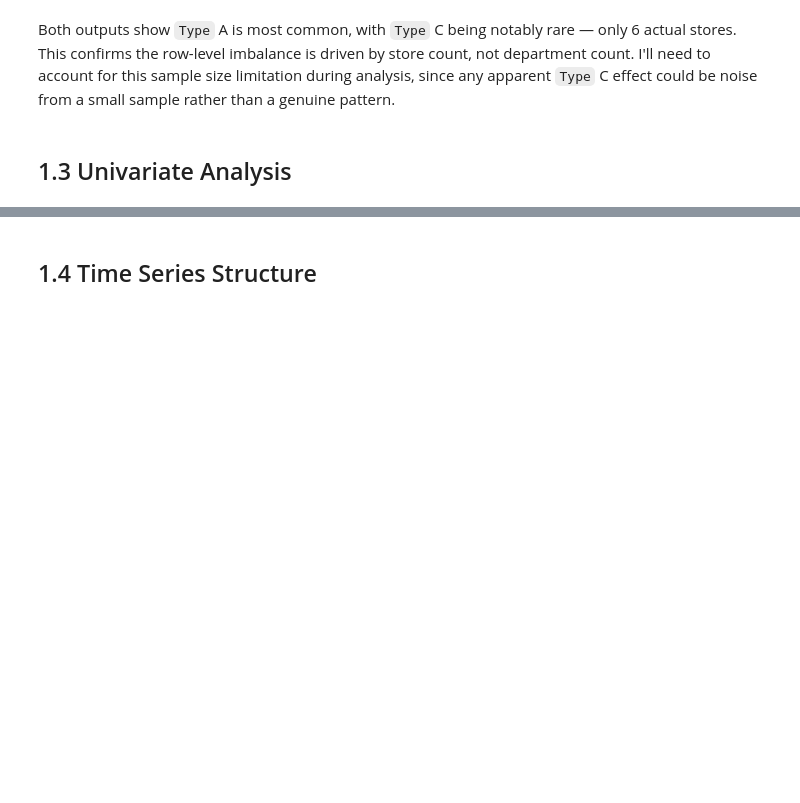
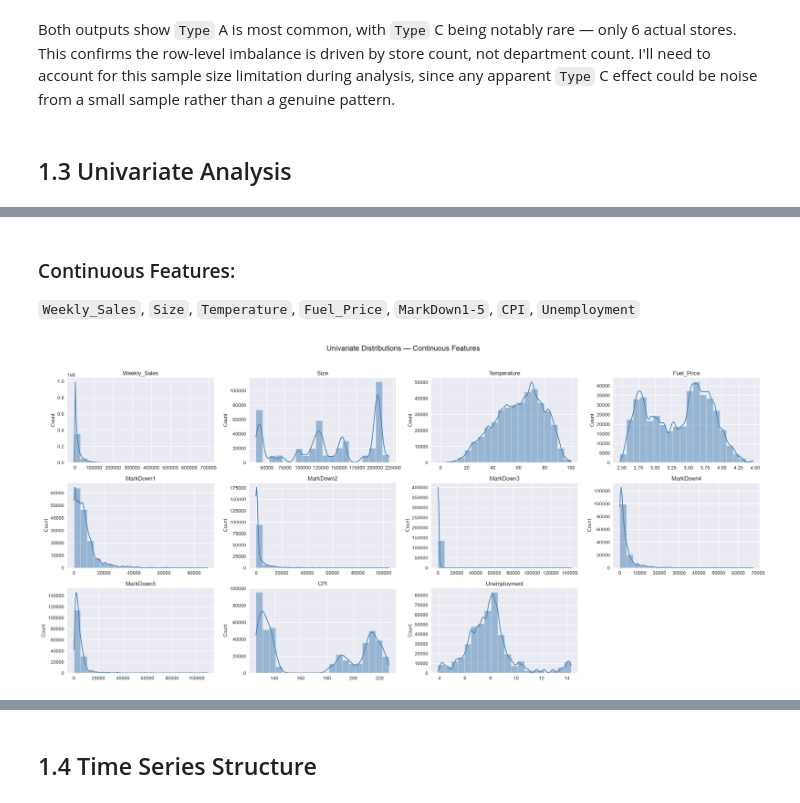
Before and after one commit to joshuasim/time-series-forecasting, a Jupyter notebook: notebooks/01_eda.ipynb, the cells around one changed output, grey strips where cells are left out. Drawn from its saved outputs; the diff is of its cells as text; code cells hidden in the pictures; blank space fills up the shorter version.

Commit message:
WIP: univariate analysis, ploted histogram with KDE curve

```diff
--- a/notebooks/01_eda.ipynb
+++ b/notebooks/01_eda.ipynb
@@ -199,0 +204,23 @@ Both outputs show `Type` A is most common, with `Type` C being notably rare —
+# %% [markdown]
+### Continuous Features:
+`Weekly_Sales`, `Size`, `Temperature`, `Fuel_Price`, `MarkDown1-5`, `CPI`, `Unemployment`
+# %%
+continuous_features = ['Weekly_Sales', 'Size', 'Temperature', 'Fuel_Price', 'MarkDown1', 'MarkDown2', 'MarkDown3', 'MarkDown4', 'MarkDown5', 'CPI', 'Unemployment']
+
+fig, axes = plt.subplots(3, 4, figsize=(22, 10))
+axes = axes.flatten()
+
+for i, feature in enumerate(continuous_features):
+    sns.histplot(df[feature], bins=20, kde=True, ax=axes[i], color='steelblue', edgecolor='white')
+    axes[i].set_title(feature)
+    axes[i].set_xlabel('')
+    axes[i].set_ylabel('Count')
+
+axes[-1].set_visible(False)
+
+fig.suptitle('Univariate Distributions — Continuous Features', fontsize=16, y=1.02)
+plt.tight_layout()
+plt.savefig('../images/continuous_distributions.png', bbox_inches='tight')
+plt.show()
+# %% [output]
+[figure, added]
```
Also changed, not shown: parts of 5 cells of this notebook, 2 other files.
